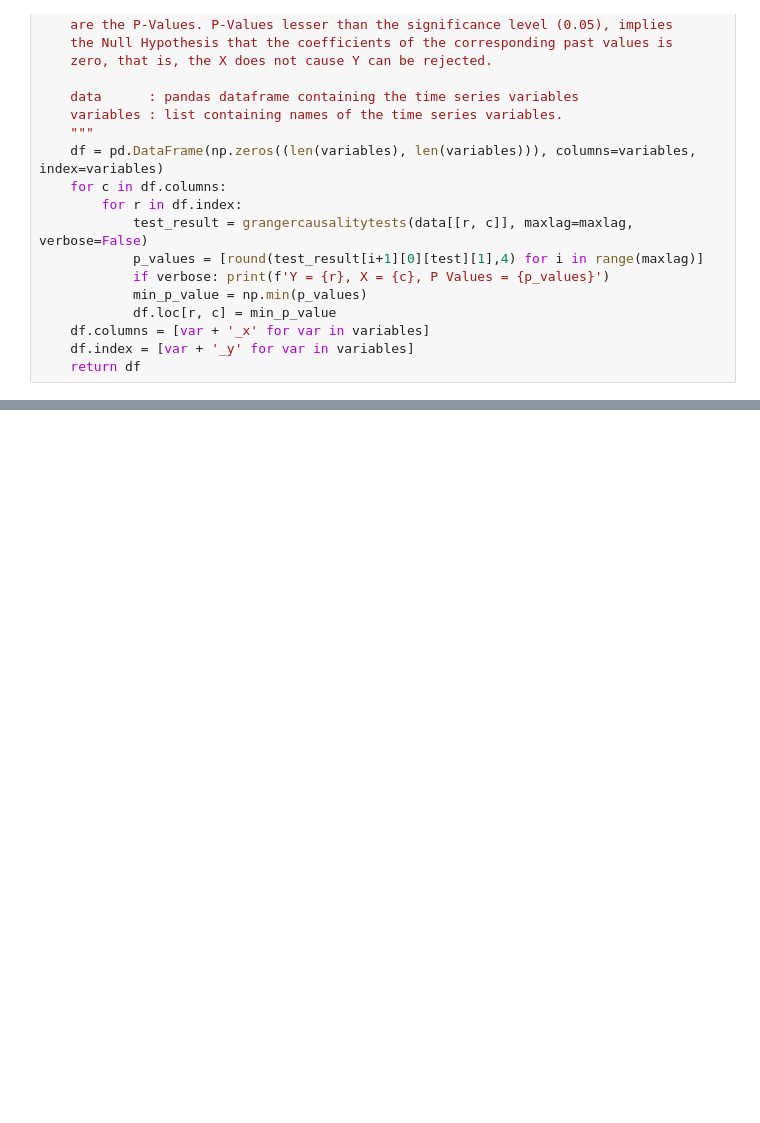
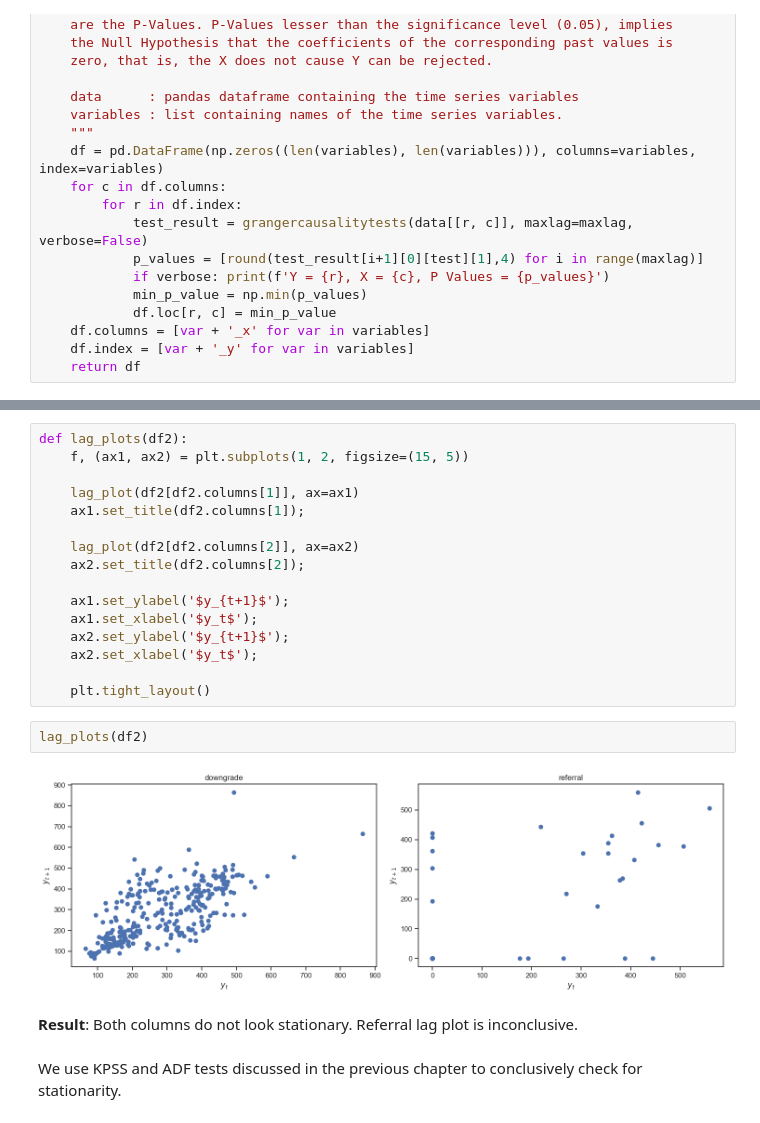
Before and after one commit to krisiafezollin26/granger_statistics, a Jupyter notebook: pearson.ipynb, the cells around one changed output, grey strips where cells are left out. Drawn from its saved outputs; the diff is of its cells as text; blank space fills up the shorter version.

```diff
--- a/pearson.ipynb
+++ b/pearson.ipynb
@@ -123,0 +197,24 @@ grangers_causation_matrix(data=test, maxlag=4, variables = test.columns)
+# %%
+def lag_plots(df2):
+    f, (ax1, ax2) = plt.subplots(1, 2, figsize=(15, 5))
+
+    lag_plot(df2[df2.columns[1]], ax=ax1)
+    ax1.set_title(df2.columns[1]);
+
+    lag_plot(df2[df2.columns[2]], ax=ax2)
+    ax2.set_title(df2.columns[2]);
+
+    ax1.set_ylabel('$y_{t+1}$');
+    ax1.set_xlabel('$y_t$');
+    ax2.set_ylabel('$y_{t+1}$');
+    ax2.set_xlabel('$y_t$');
+
+    plt.tight_layout()
+# %%
+lag_plots(df2)
+# %% [output]
+[figure, added]
+# %% [markdown]
+**Result**: Both columns do not look stationary. Referral lag plot is inconclusive.
+# %% [markdown]
+We use KPSS and ADF tests discussed in the previous chapter to conclusively check for stationarity.
```
Also changed, not shown: parts of 54 cells of this notebook, 1 other file.
